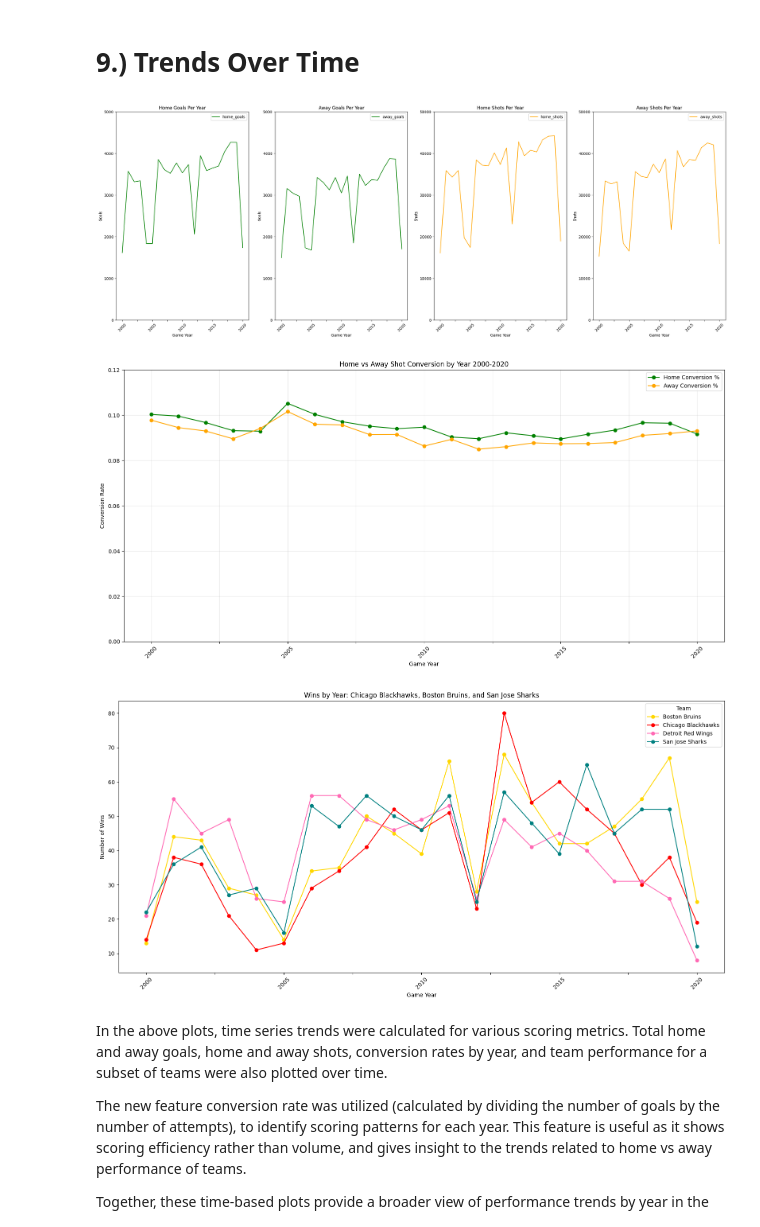
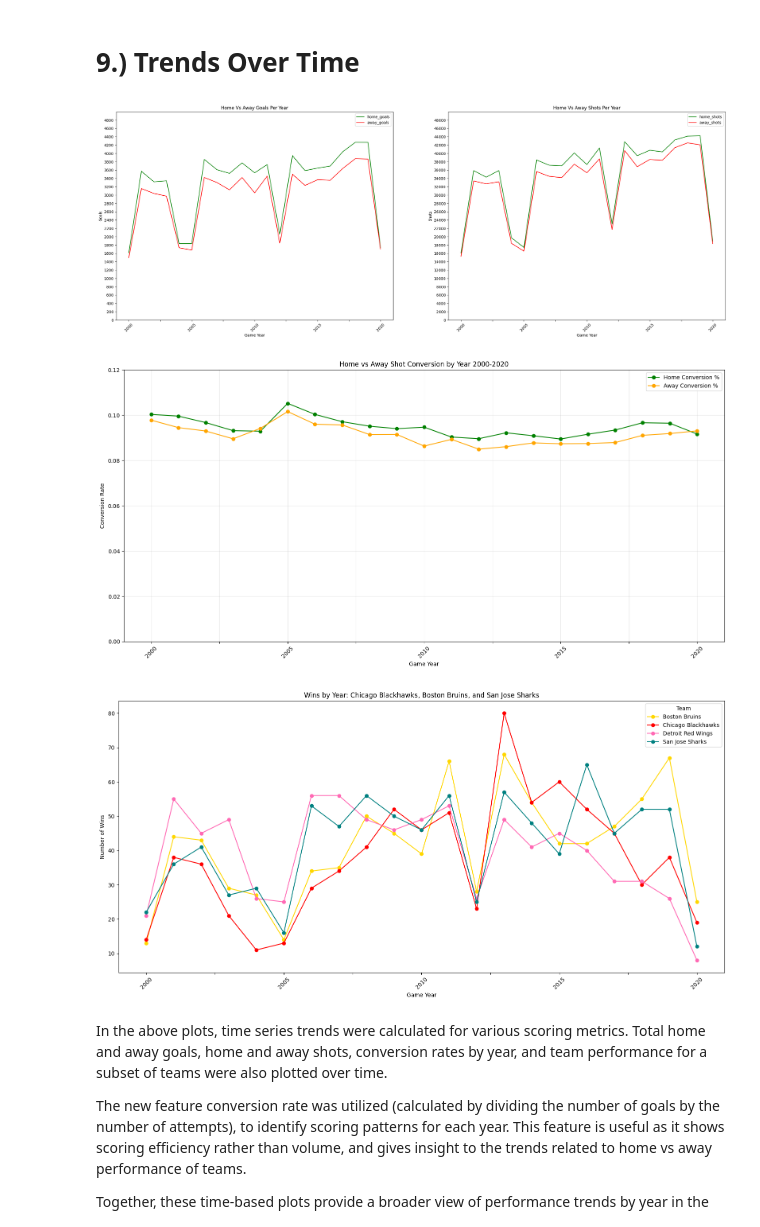
Before and after one commit to ckbaker78/homework3-, a Jupyter notebook: FINAL PROJECT /dx602_final_project.ipynb, the cells around one changed output. Drawn from its saved outputs; the diff is of its cells as text; code cells hidden in the pictures.

```diff
--- a/FINAL PROJECT /dx602_final_project.ipynb
+++ b/FINAL PROJECT /dx602_final_project.ipynb
@@ -738,39 +738,28 @@ away_shots_scored = away_team_goals_by_year['away_goals'] / away_team_shots_by_y
 
 
 
-fig, axes = plt.subplots(1, 4, figsize=(29, 10))
+fig, axes = plt.subplots(1, 2, figsize=(29, 10))
 
 home_team_goals_by_year.plot(kind='line', ax=axes[0], label='Home Goals', color = 'green')
-axes[0].set_title('Home Goals Per Year')
+away_team_goals_by_year.plot(kind='line', ax=axes[0], label='Away Goals',color = 'red')
+axes[0].set_title('Home Vs Away Goals Per Year')
 axes[0].set_xlabel('Game Year')
 axes[0].set_ylabel('Goals')
 axes[0].tick_params(axis='x', labelrotation = 45)
+axes[0].set_yticks(range(0, 5000,200))
 axes[0].set_ylim(0, 5000)
 axes[0].legend()
 
-away_team_goals_by_year.plot(kind='line', ax=axes[1], label='Away Goals',color = 'green')
-axes[1].set_title('Away Goals Per Year')
+
+home_team_shots_by_year.plot(kind='line', ax=axes[1], label='Home Shots', color = 'green')
+away_team_shots_by_year.plot(kind='line', ax=axes[1], label='Away Shots',color = 'red')
+axes[1].set_title('Home Vs Away Shots Per Year')
 axes[1].set_xlabel('Game Year')
-axes[1].set_ylabel('Goals')
-axes[1].tick_params(axis='x', labelrotation = 45)
-axes[1].set_ylim(0, 5000)
+axes[1].tick_params(axis = 'x', labelrotation = 45)
+axes[1].set_ylabel('Shots')
+axes[1].set_yticks(range(0, 50000,2000))
+axes[1].set_ylim(0, 50000)
 axes[1].legend()
-
-home_team_shots_by_year.plot(kind='line', ax=axes[2], label='Home Shots', color = 'orange')
-axes[2].set_title('Home Shots Per Year')
-axes[2].set_xlabel('Game Year')
-axes[2].tick_params(axis = 'x', labelrotation = 45)
-axes[2].set_ylabel('Shots')
-axes[2].set_ylim(0, 50000)
-axes[2].legend()
-
-away_team_shots_by_year.plot(kind='line', ax=axes[3], label='Away Shots',color = 'orange')
-axes[3].set_title('Away Shots Per Year')
-axes[3].set_xlabel('Game Year')
-axes[3].set_ylabel('Shots')
-axes[3].tick_params(axis='x', labelrotation = 45)
-axes[3].set_ylim(0, 50000)
-axes[3].legend()
 
 
 conversion_df = pd.DataFrame({
@@ -789,6 +778,7 @@ plt.xlabel('Game Year')
 plt.ylabel('Conversion Rate')
 plt.xticks(rotation=45)
 plt.ylim(0, 0.12)
+
 plt.grid(True, alpha=0.3)
 plt.tight_layout()
 plt.show()
@@ -798,34 +788,34 @@ plt.show()
 # Chicago Blackhawks and Boston Bruins Total Wins By Year
 
 selected_games = game_data[
     game_data['home_team'].isin(['Chicago Blackhawks', 'Boston Bruins','San Jose Sharks','Detroit Red Wings']) |
     game_data['away_team'].isin(['Chicago Blackhawks', 'Boston Bruins','San Jose Sharks','Detroit Red Wings'])]
 
 home_wins = selected_games.loc[
     selected_games['home_won'],
     ['home_team', 'Game Year']].rename(columns={'home_team': 'Team'}) # renaming to join the DF together and count a win as a win regardless of home or away
 
 away_wins = selected_games.loc[
     selected_games['away_won'],
     ['away_team', 'Game Year']].rename(columns={'away_team': 'Team'}) # renaming to join the DF together and count a win as a win regardless of home or away
 
 all_wins = pd.concat([home_wins, away_wins])
 
 all_wins = all_wins[
     all_wins['Team'].isin(['Chicago Blackhawks', 'Boston Bruins','San Jose Sharks', 'Detroit Red Wings'])]
 
 wins_by_year = all_wins.groupby(['Game Year', 'Team']).size().unstack(fill_value=0)
 
 wins_by_year.plot(kind='line', marker='o', figsize= (16,8), color = ['gold','red','hotpink','teal'])
 plt.title('Wins by Year: Chicago Blackhawks, Boston Bruins, and San Jose Sharks')
 plt.xlabel('Game Year')
 plt.ylabel('Number of Wins')
 plt.xticks(rotation=45)
 plt.legend(title='Team')
 plt.tight_layout()
 plt.show()
 # %% [output]
-[figure, old version]
+[figure, new version]
 [figure]
 [figure]
 # %% [markdown]
```
